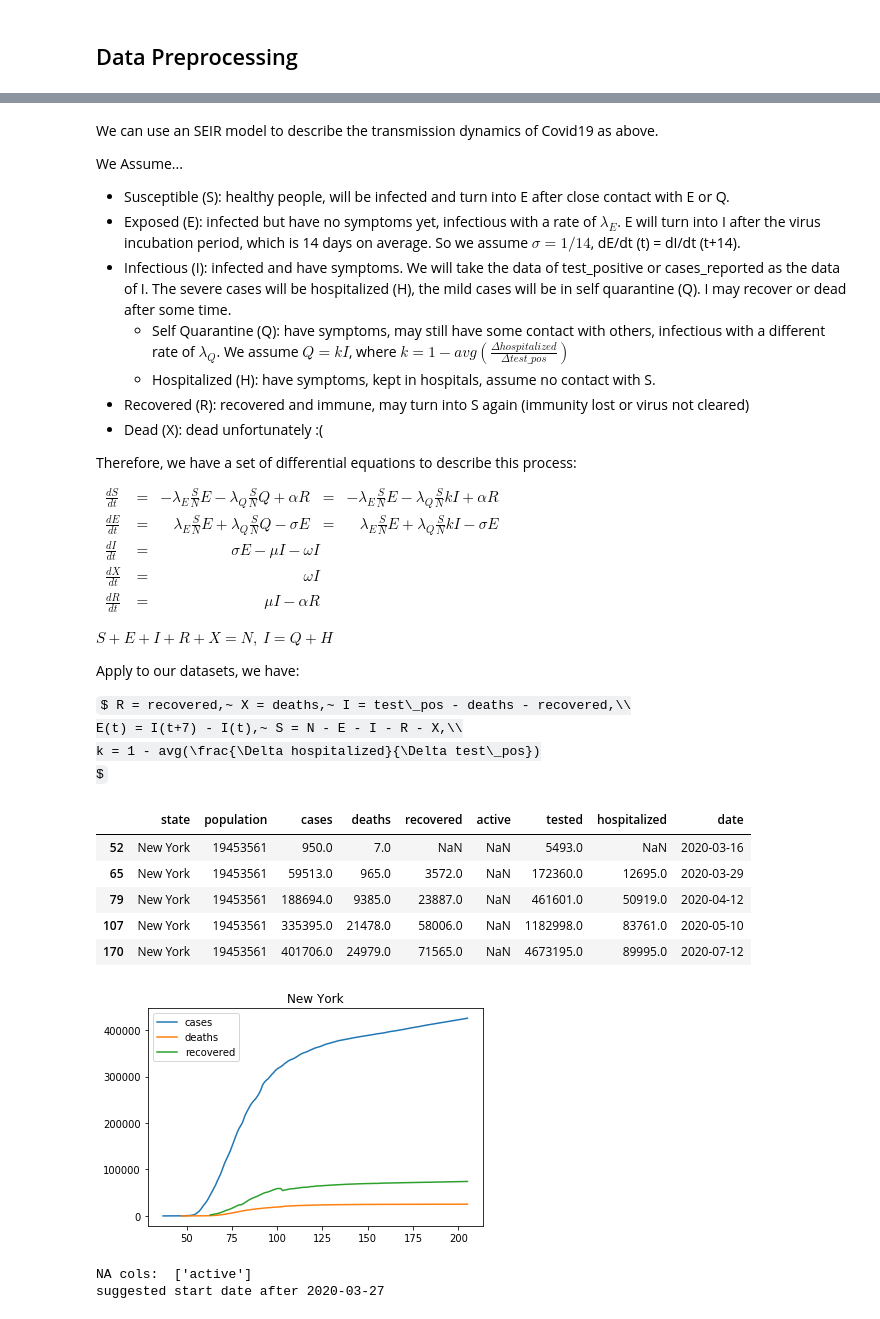
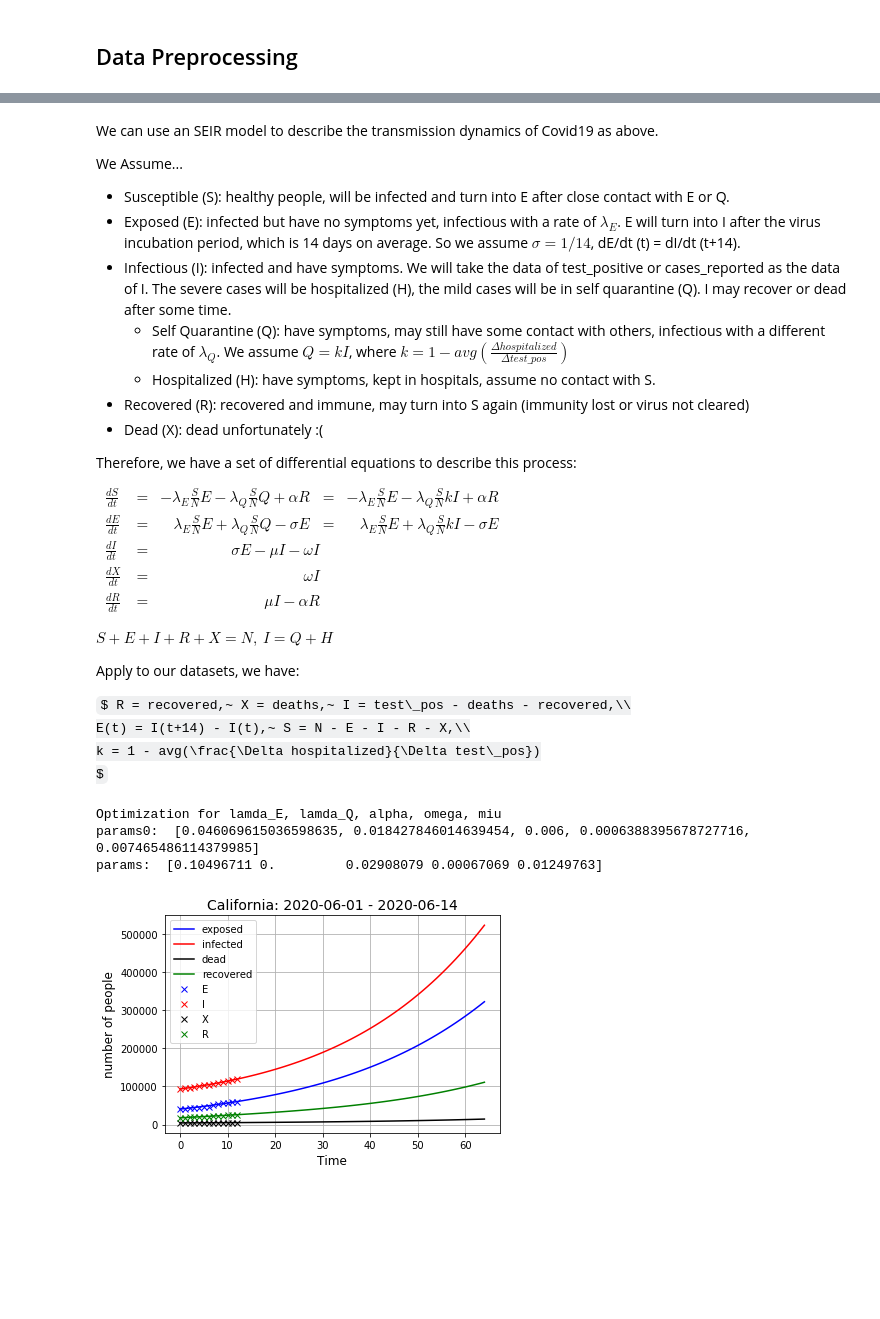
Before and after one commit to Xinyi-Lai/Covid19PolicyHelper, a Jupyter notebook: Covid19 PolicyHelper.ipynb, the cells around one changed output, grey strips where cells are left out. Drawn from its saved outputs; the diff is of its cells as text; code cells hidden in the pictures; some formulas as TeX source; blank space fills up the shorter version.

Commit message:
refined SEIR model done

```diff
--- a/Covid19 PolicyHelper.ipynb
+++ b/Covid19 PolicyHelper.ipynb
@@ -21,3 +71,17 @@ for state in states:
+# %%
+def chooseTime(df_state, start_date, end_date):
+    start = np.datetime64(start_date)
+    end = np.datetime64(end_date)
+
+    # The time period of interest
+    sample = df_state[ (df_state["date"] >= start) & (df_state["date"] <= end) ]
+    # The future period to determine "exposed"
+    sample_future = df_state[ (df_state["date"] >= start + np.timedelta64(14,'D')) & (df_state["date"] <= end + np.timedelta64(14,'D')) ]
+
+    return sample, sample_future
+# %%
+start_date, end_date = "2020-06-01", "2020-06-14"
+sample, sample_future = chooseTime(df_state, start_date, end_date)
 # %% [markdown]
 ## SEIR Infection Model
 
@@ -64,51 +128,6 @@ $S + E + I + R + X = N,~ I = Q + H$
 Apply to our datasets, we have:
 
 $ R = recovered,~ X = deaths,~ I = test\_pos - deaths - recovered,\\
-E(t) = I(t+7) - I(t),~ S = N - E - I - R - X,\\
+E(t) = I(t+14) - I(t),~ S = N - E - I - R - X,\\
 k = 1 - avg(\frac{\Delta hospitalized}{\Delta test\_pos})
 $
-# %%
-### Example
-
-state = "New York"
-df_state = pd.read_csv("datasets/timeseries_states/"+state+".csv")
-
-plt.figure()
-plt.plot(df_state["cases"], label="cases")
-plt.plot(df_state["deaths"], label="deaths")
-plt.plot(df_state["recovered"], label="recovered")
-plt.title("New York")
-plt.legend();
-df_state.sample(5).sort_values("date")
-# %% [output]
-|  | state | population | cases | deaths | recovered | active | tested | hospitalized | date |
-| 52 | New York | 19453561 | 950.0 | 7.0 | NaN | NaN | 5493.0 | NaN | 2020-03-16 |
-| 65 | New York | 19453561 | 59513.0 | 965.0 | 3572.0 | NaN | 172360.0 | 12695.0 | 2020-03-29 |
-| 79 | New York | 19453561 | 188694.0 | 9385.0 | 23887.0 | NaN | 461601.0 | 50919.0 | 2020-04-12 |
-| 107 | New York | 19453561 | 335395.0 | 21478.0 | 58006.0 | NaN | 1182998.0 | 83761.0 | 2020-05-10 |
-| 170 | New York | 19453561 | 401706.0 | 24979.0 | 71565.0 | NaN | 4673195.0 | 89995.0 | 2020-07-12 |
-[figure, removed]
-# %%
-### data cleaning
-
-# some col is missing in some state's report
-na_cols = []
-for col in df_state.columns.values:
-    if df_state[col].isna().all():
-        na_cols.append(col)
-print("NA cols: ", na_cols)
-
-for col in na_cols:
-    df_state = df_state.drop(col, axis=1)
-
-# some data is missing at the beginning of the outbreak
-ncols = len(df_state.columns.values)
-for i in range(len(df_state.index)):
-    if df_state.iloc[i].notna().all():
-        print("suggested start date after", df_state.iloc[i]["date"])
-        break
-
-df_state["date"] = pd.to_datetime(df_state["date"])
-# %% [output]
-NA cols:  ['active']
-suggested start date after 2020-03-27
@@ -114,0 +241,7 @@ suggested start date after 2020-03-27
+# %%
+SEIR()
+# %% [output]
+Optimization for lamda_E, lamda_Q, alpha, omega, miu
+params0:  [0.046069615036598635, 0.018427846014639454, 0.006, 0.0006388395678727716, 0.007465486114379985]
+params:  [0.10496711 0.         0.02908079 0.00067069 0.01249763]
+[figure, added]
```
Also changed, not shown: parts of 32 cells of this notebook.
